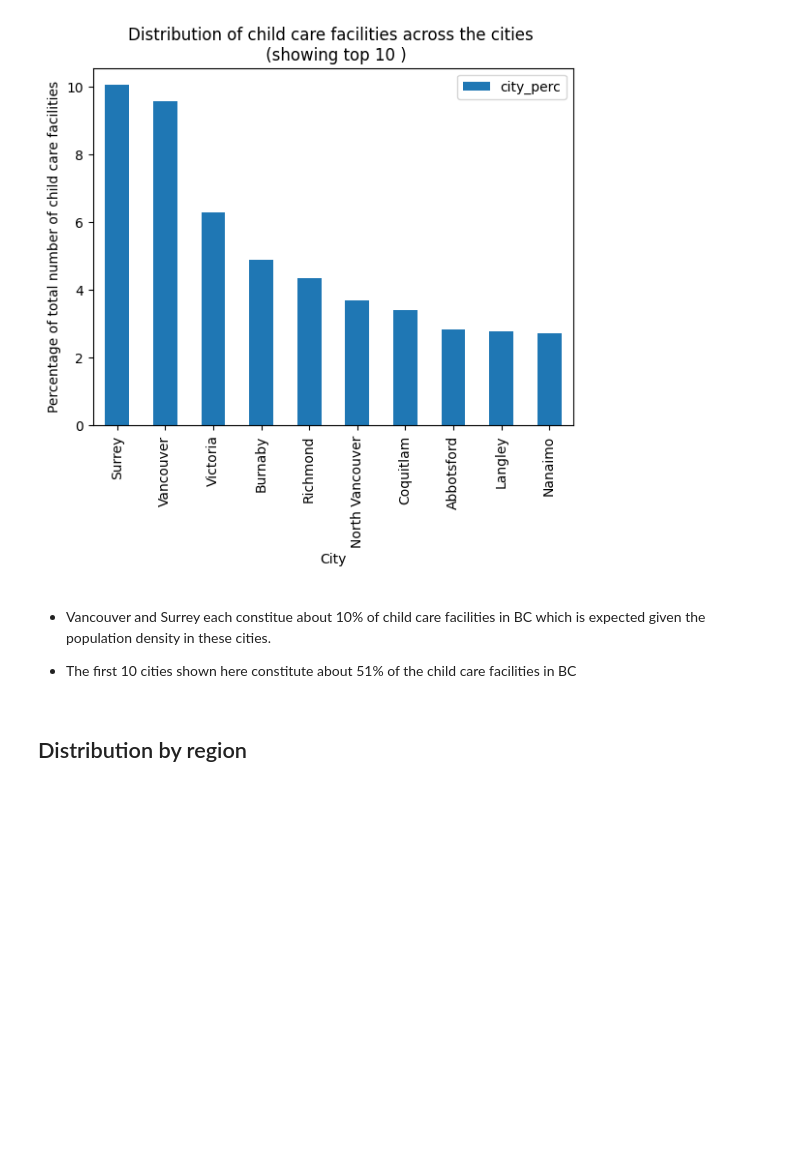
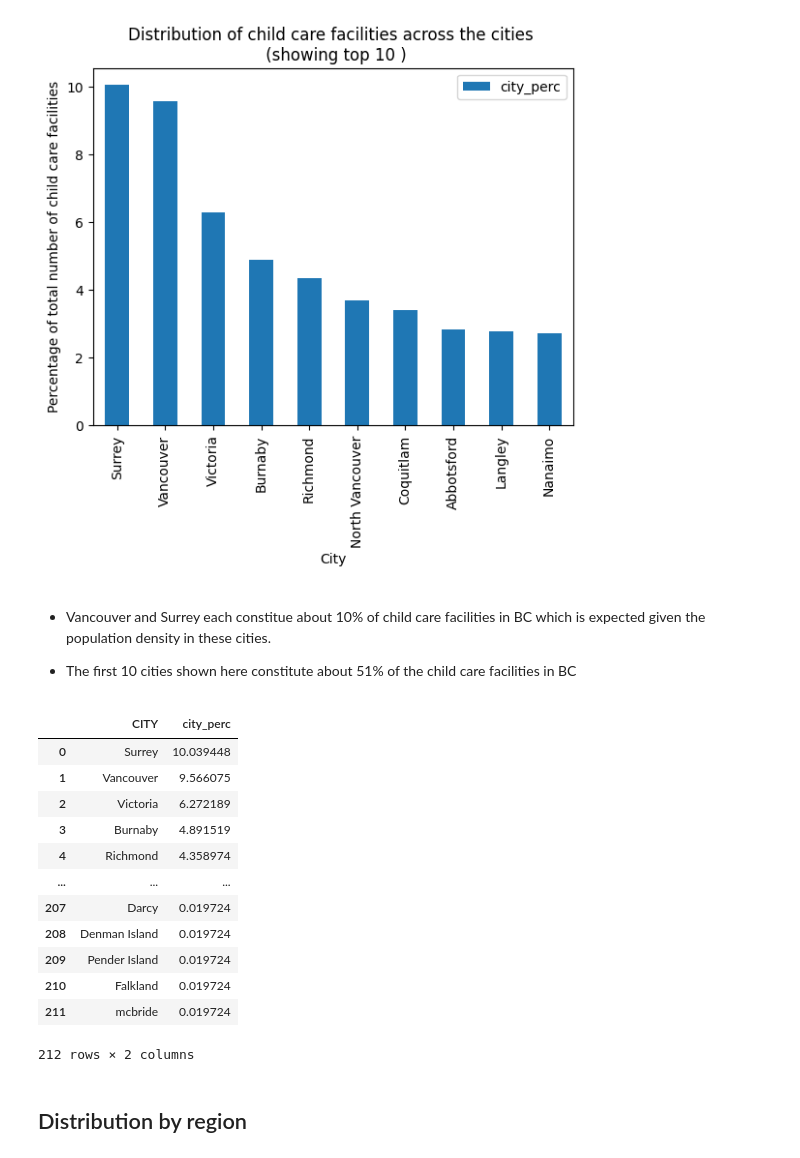
Before and after one commit to akin-aroge/bc-child-care-facilities, a Jupyter notebook: notebooks/01-data-exploration.ipynb, the cells around one changed output. Saved outputs shown, nothing was run; the diff lists cells and outputs as text; code cells hidden in the pictures; blank space fills up the shorter version.

```diff
--- a/notebooks/01-data-exploration.ipynb
+++ b/notebooks/01-data-exploration.ipynb
@@ -284,5 +244,21 @@ Text(0.5, 1.0, 'Distribution of child care facilities across the cities \n (show
 - Vancouver and Surrey each constitue about 10% of child care facilities in BC which is expected given the population density in these cities.
 
 - The first 10 cities shown here constitute about 51% of the child care facilities in BC
+# %%
+temp_df.reset_index()
+# %% [output]
+|  | CITY | city_perc |
+| 0 | Surrey | 10.039448 |
+| 1 | Vancouver | 9.566075 |
+| 2 | Victoria | 6.272189 |
+| 3 | Burnaby | 4.891519 |
+| 4 | Richmond | 4.358974 |
+| ... | ... | ... |
+| 207 | Darcy | 0.019724 |
+| 208 | Denman Island | 0.019724 |
+| 209 | Pender Island | 0.019724 |
+| 210 | Falkland | 0.019724 |
+| 211 | mcbride | 0.019724 |
+212 rows × 2 columns
 # %% [markdown]
 ## Distribution by region
```
Also changed, not shown: parts of 17 cells of this notebook, 13 other files.
